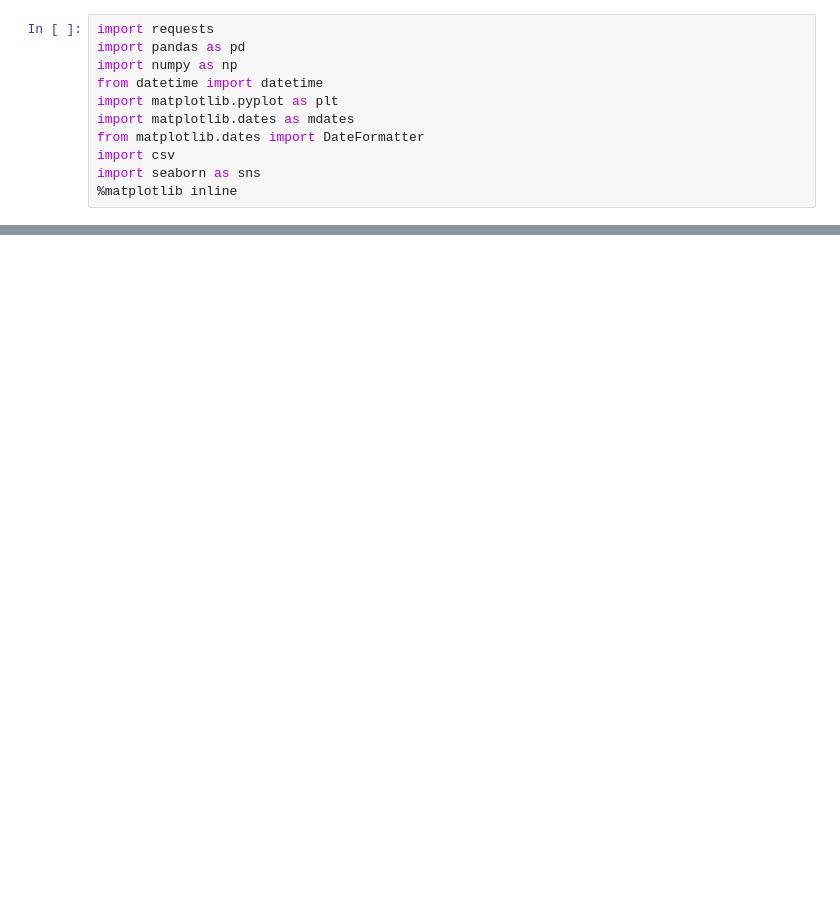
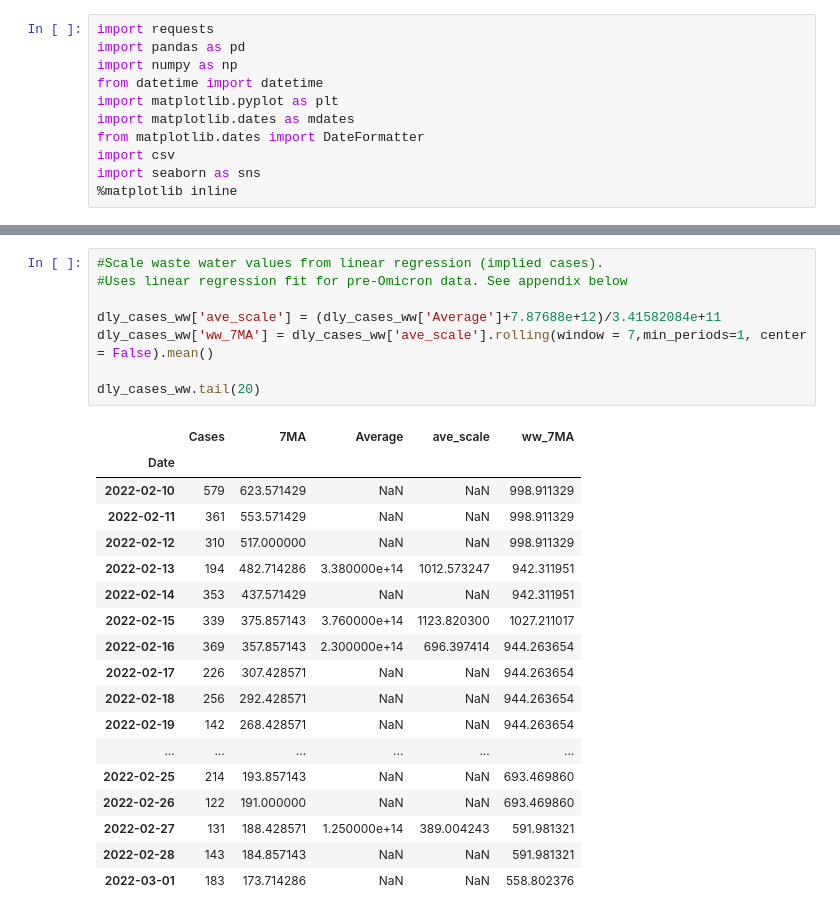
Before and after one commit to cdoyle78/AlbertaCovid, a Jupyter notebook: Calgary_covid_ww.ipynb, the cells around one changed output, grey strips where cells are left out. Drawn from its saved outputs; the diff is of its cells as text; blank space fills up the shorter version.

```diff
--- a/Calgary_covid_ww.ipynb
+++ b/Calgary_covid_ww.ipynb
@@ -120,0 +133,27 @@ dly_cases_ww = dly_Cases.join(covid_ww, how='outer')
+# %%
+#Scale waste water values from linear regression (implied cases).
+#Uses linear regression fit for pre-Omicron data. See appendix below
+
+dly_cases_ww['ave_scale'] = (dly_cases_ww['Average']+7.87688e+12)/3.41582084e+11
+dly_cases_ww['ww_7MA'] = dly_cases_ww['ave_scale'].rolling(window = 7,min_periods=1, center = False).mean()
+
+dly_cases_ww.tail(20)
+# %% [output]
+|  | Cases | 7MA | Average | ave_scale | ww_7MA |
+| Date |  |  |  |  |  |
+| 2022-02-10 | 579 | 623.571429 | NaN | NaN | 998.911329 |
+| 2022-02-11 | 361 | 553.571429 | NaN | NaN | 998.911329 |
+| 2022-02-12 | 310 | 517.000000 | NaN | NaN | 998.911329 |
+| 2022-02-13 | 194 | 482.714286 | 3.380000e+14 | 1012.573247 | 942.311951 |
+| 2022-02-14 | 353 | 437.571429 | NaN | NaN | 942.311951 |
+| 2022-02-15 | 339 | 375.857143 | 3.760000e+14 | 1123.820300 | 1027.211017 |
+| 2022-02-16 | 369 | 357.857143 | 2.300000e+14 | 696.397414 | 944.263654 |
+| 2022-02-17 | 226 | 307.428571 | NaN | NaN | 944.263654 |
+| 2022-02-18 | 256 | 292.428571 | NaN | NaN | 944.263654 |
+| 2022-02-19 | 142 | 268.428571 | NaN | NaN | 944.263654 |
+| ... | ... | ... | ... | ... | ... |
+| 2022-02-25 | 214 | 193.857143 | NaN | NaN | 693.469860 |
+| 2022-02-26 | 122 | 191.000000 | NaN | NaN | 693.469860 |
+| 2022-02-27 | 131 | 188.428571 | 1.250000e+14 | 389.004243 | 591.981321 |
+| 2022-02-28 | 143 | 184.857143 | NaN | NaN | 591.981321 |
+| 2022-03-01 | 183 | 173.714286 | NaN | NaN | 558.802376 |
```
Also changed, not shown: parts of 21 cells of this notebook.
